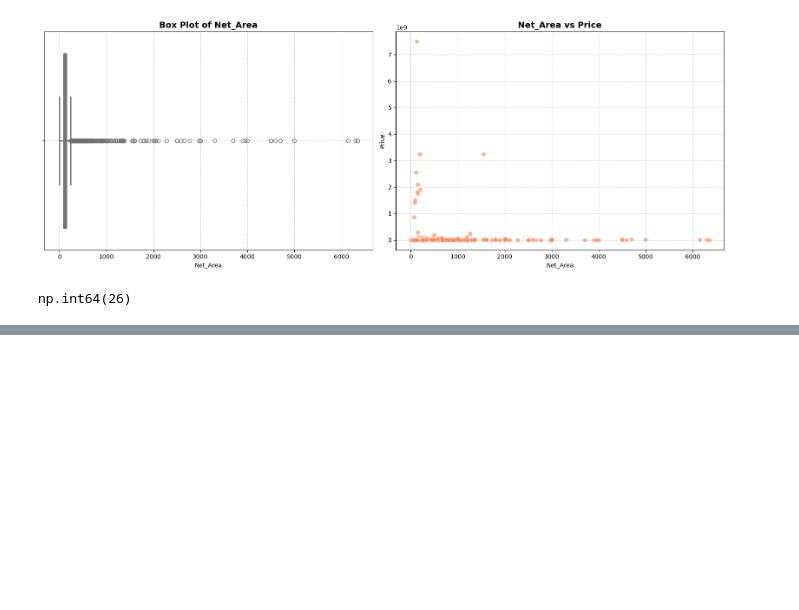
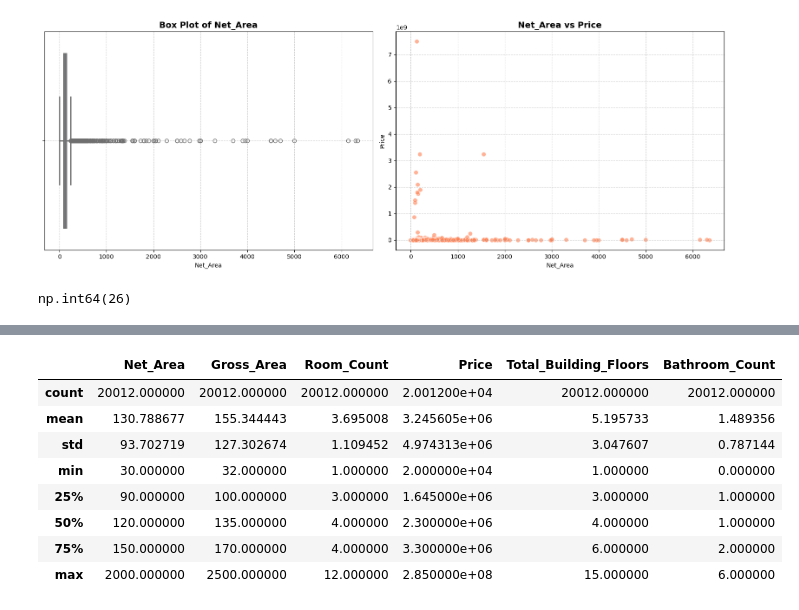
Before and after one commit to layananes/End-to-End-Turkiye-House-Price-Prediction-Project, a Jupyter notebook: Data_cleaning.ipynb, the cells around one changed output, grey strips where cells are left out. Saved outputs shown, nothing was run; the diff lists cells and outputs as text; code cells hidden in the pictures; blank space fills up the shorter version.

```diff
--- a/Data_cleaning.ipynb
+++ b/Data_cleaning.ipynb
@@ -783,0 +806,12 @@ dtype: int64
+# %%
+data.describe()
+# %% [output]
+|  | Net_Area | Gross_Area | Room_Count | Price | Total_Building_Floors | Bathroom_Count |
+| count | 20012.000000 | 20012.000000 | 20012.000000 | 2.001200e+04 | 20012.000000 | 20012.000000 |
+| mean | 130.788677 | 155.344443 | 3.695008 | 3.245605e+06 | 5.195733 | 1.489356 |
+| std | 93.702719 | 127.302674 | 1.109452 | 4.974313e+06 | 3.047607 | 0.787144 |
+| min | 30.000000 | 32.000000 | 1.000000 | 2.000000e+04 | 1.000000 | 0.000000 |
+| 25% | 90.000000 | 100.000000 | 3.000000 | 1.645000e+06 | 3.000000 | 1.000000 |
+| 50% | 120.000000 | 135.000000 | 4.000000 | 2.300000e+06 | 4.000000 | 1.000000 |
+| 75% | 150.000000 | 170.000000 | 4.000000 | 3.300000e+06 | 6.000000 | 2.000000 |
+| max | 2000.000000 | 2500.000000 | 12.000000 | 2.850000e+08 | 15.000000 | 6.000000 |
```
Also changed, not shown: parts of 16 cells of this notebook.
